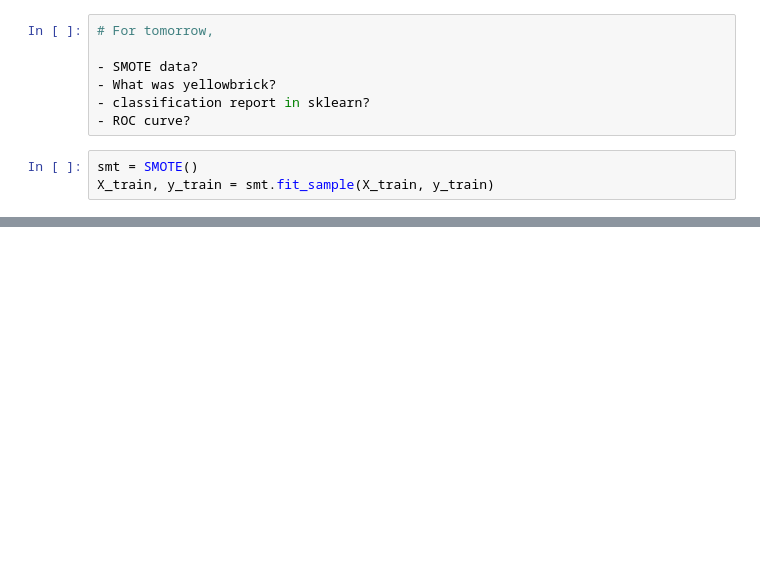
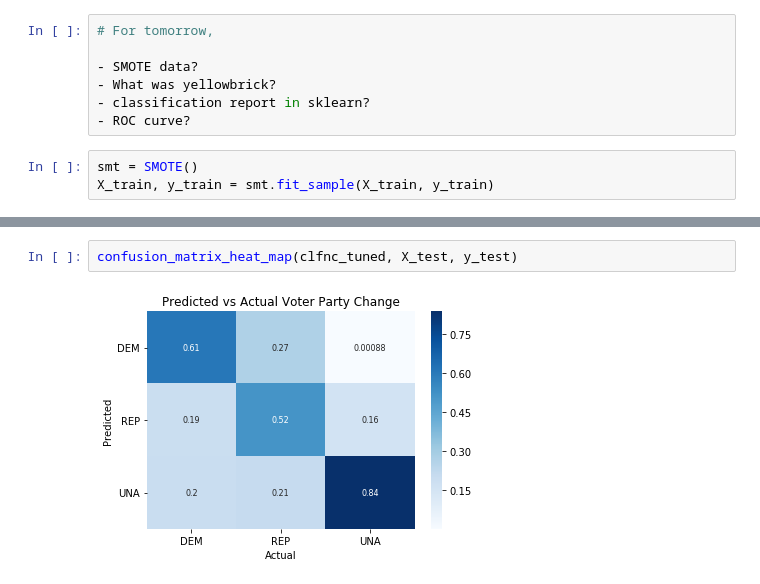
Before and after one commit to StevenDye/NC-Predicting-Political-Party-Changes, a Jupyter notebook: Master_Notebook_Irv.ipynb, the cells around one changed output, grey strips where cells are left out. Drawn from its saved outputs; the diff is of its cells as text; blank space fills up the shorter version.

```diff
--- a/Master_Notebook_Irv.ipynb
+++ b/Master_Notebook_Irv.ipynb
@@ -1055,0 +1143,4 @@ clfnc_tuned.score(X_test, y_test)
+# %%
+confusion_matrix_heat_map(clfnc_tuned, X_test, y_test)
+# %% [output]
+[figure, added]
```
Also changed, not shown: parts of 25 cells of this notebook.
